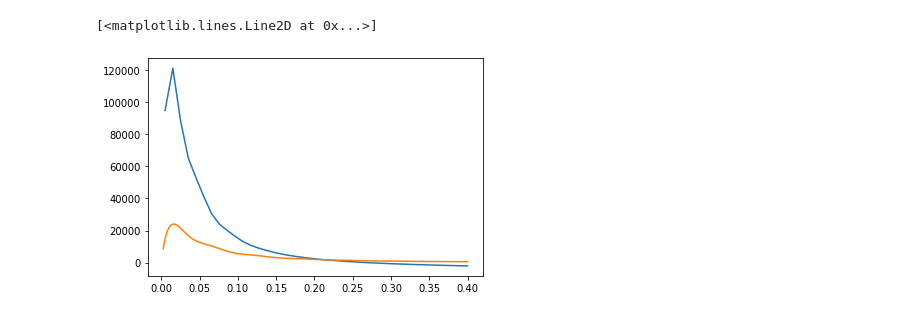
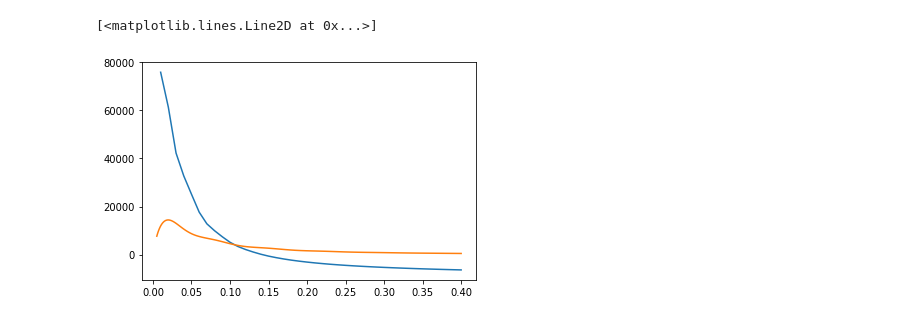
Before and after one commit to jadamo/CovNet, a Jupyter notebook: notebooks/Profile-CovaPT.ipynb, the cells around one changed output. Drawn from its saved outputs; the diff is of its cells as text; code cells hidden in the pictures.

```diff
--- a/notebooks/Profile-CovaPT.ipynb
+++ b/notebooks/Profile-CovaPT.ipynb
@@ -99,14 +99,14 @@ def fgrowth(z,Om0):
                   /( 11*Om0*(1+z)**3*scipy.special.hyp2f1(1/3., 1, 11/6., (1-1/Om0)/(1+z)**3) ))
 # %%
 #-------------------------------------------------------------------
-def Pk_lin(H0, ombh2, omch2, As, z, k):
+def Pk_lin(H0, ombh2, omch2, As, ns, z, k):
     """
     Generates a linear initial power spectrum from CAMB
     """
     #get matter power spectra and sigma8 at the redshift we want
     pars = camb.CAMBparams()
     pars.set_cosmology(H0=H0, ombh2=ombh2, omch2=omch2)
-    pars.InitPower.set_params(ns=0.965, As=np.exp(As)/1e10)
+    pars.InitPower.set_params(ns=ns, As=np.exp(As)/1e10)
     #Note non-linear corrections couples to smaller scales than you want
     pars.set_matter_power(redshifts=[z], kmax=np.amax(k))
 
@@ -147,7 +147,7 @@ def Pk_gg(H0, omch2, ombh2, As, pgg):
     return [P0_emu, 0, P2_emu, 0, P4_emu]
 
 def Pk_CLASS_PT(params, k):
-    z = 0.58
+    z = 0.61
     cosmo = Class()
     cosmo.set({'output':'mPk',
             'non linear':'PT',
@@ -160,7 +160,7 @@ def Pk_CLASS_PT(params, k):
             'PNG':'No', # single-field inflation PNG
             #'FFTLog mode':'FAST',
             'A_s':np.exp(params[3])/1e10,
-            'n_s':0.9649,
+            'n_s':params[4],
             'tau_reio':0.052,
             'omega_b':params[2],
             'omega_cdm':params[1],
@@ -174,7 +174,7 @@ def Pk_CLASS_PT(params, k):
     cosmo.compute()
     cosmo.initialize_output(k, z, len(k))
 
-    b1, b2, bG2, bGamma3, cs0, cs2, cs4, Pshot, b4 = params[4], params[5], 0.1, -0.1, 0., 30., 0., 3000., 10.
+    b1, b2, bG2, bGamma3, cs0, cs2, cs4, Pshot, b4 = params[5], params[6], 0.1, -0.1, 0., 30., 0., 3000., 10.
     pk_g0 = cosmo.pk_gg_l0(b1, b2, bG2, bGamma3, cs0, Pshot, b4)
     pk_g2 = cosmo.pk_gg_l2(b1, b2, bG2, bGamma3, cs2, b4)
     pk_g4 = cosmo.pk_gg_l4(b1, b2, bG2, bGamma3, cs4, b4)
@@ -393,10 +393,13 @@ def CovAnalytic(pgg, H0, Omega_m, ombh2, omch2, As, z, b1, b2, b3, be, g2, g3, g
 # TEMP: ignore integration warnings to make output more clean
 t1 = time.time(); t2 = t1
 
-params = [ 7.3006088e+01,  1.3097294e-01,  2.1149708e-02,  3.4829547e+00, 2.0446153e+00, -2.0513985e+00]
-#params = [7.3677155e+01,  1.2756078e-01,  2.1249980e-02,  3.2628467e+00, 1.9028846e+00, -1.4377364e+00]
+data = np.loadtxt("../Data/Sample-params.txt", skiprows=1)
+params = [data[59708, 0], data[59708, 3], data[59708, 4], data[59708, 1], data[59708, 2], data[59708, 5], data[59708, 6]]
+print(params)
+#params = [ 7.3006088e+01,  1.3097294e-01,  2.1149708e-02,  3.4829547e+00, 0.9695 2.0446153e+00, -2.0513985e+00]
+#params = [7.3677155e+01,  1.2756078e-01,  2.1249980e-02,  3.2628467e+00, 0,9695 1.9028846e+00, -1.4377364e+00]
 #params = [67.8,0.1190,0.02215,3.094,2.01,-0.47]
-H0 = params[0]; omch2 = params[1]; ombh2 = params[2]; As = params[3]; b1 = params[4]; b2 = params[5]
+H0 = params[0]; omch2 = params[1]; ombh2 = params[2]; As = params[3]; ns = params[4]; b1 = params[5]; b2 = params[6]
 
 # ---Cosmology parameters---
 # H0 = 67.7
@@ -422,7 +425,7 @@ b3 = -1.028 + 7.646*b1 - 6.227*b1**2 + 0.912*b1**3 + 4*g2x - 4/3*g3 - 8/3*g21 -
 z = 0.58 #mean redshift of the high-Z chunk
 be = fgrowth(z, Omega_m)/b1; #beta = f/b1, zero for real space
 
-k = np.linspace(0.005, 0.4, 40)
+k = np.linspace(0.01, 0.4, 40)
 
 #pgg = pkmu_hod()
 pgg = None
@@ -439,12 +444,12 @@ Done! Took 7 minutes 56.62 seconds
 # %%
 Pk_galaxy = Pk_CLASS_PT(params, k)
-Pk_linear, s8 = Pk_lin(H0, ombh2, omch2, As, z, k)
+Pk_linear, s8 = Pk_lin(H0, ombh2, omch2, As, ns, z, k)
 plt.plot(k, Pk_galaxy[0])
 plt.plot(Pk_linear[:,0], Pk_linear[:,1])
 #plt.yscale("log")
 # %% [output]
 [<matplotlib.lines.Line2D at 0x...>]
-[figure, old version]
+[figure, new version]
 # %%
 print(np.where(np.isnan(CovaG + covaSSCmult + covaT0mult)))
 # covaT0mult_1 = covaT0mult
```
Also changed, not shown: parts of 8 cells of this notebook, 2 other files.
